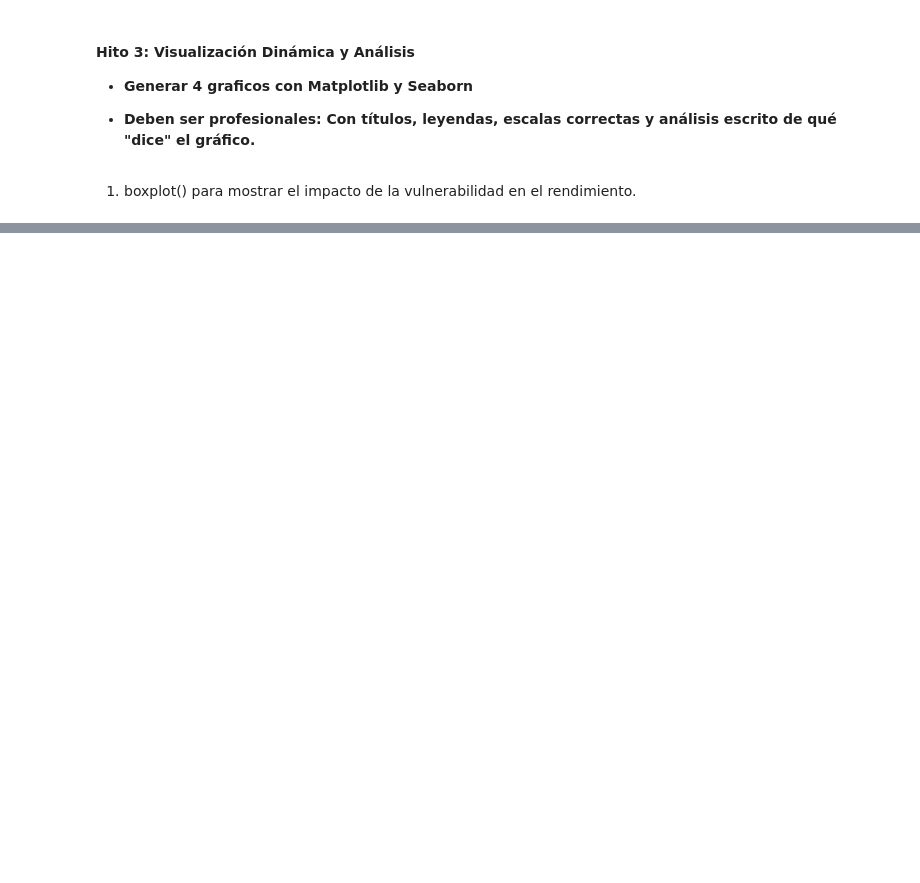
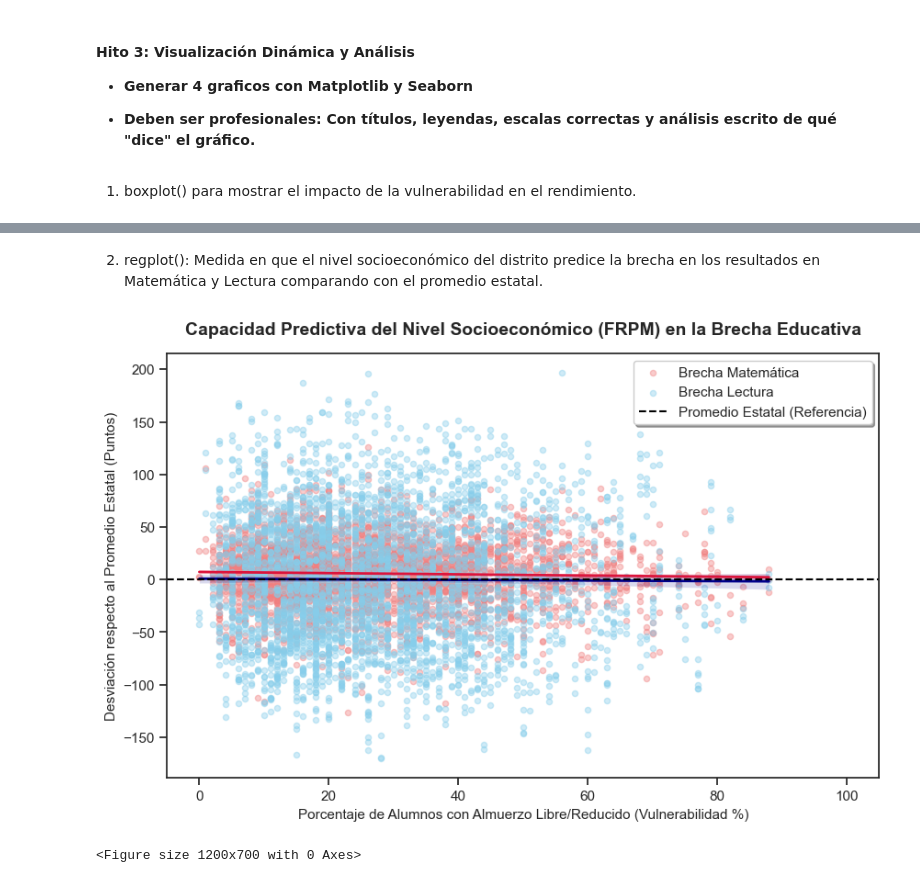
Before and after one commit to lucaGomezB/TPI-Analisis_de_Datos, a Jupyter notebook: TPI_Luca_Gomez_COM1.ipynb, the cells around one changed output, grey strips where cells are left out. Saved outputs shown, nothing was run; the diff lists cells and outputs as text; code cells hidden in the pictures; blank space fills up the shorter version.

```diff
--- a/TPI_Luca_Gomez_COM1.ipynb
+++ b/TPI_Luca_Gomez_COM1.ipynb
@@ -368,0 +484,62 @@ El coeficiente de correlación de Pearson mide la fuerza y dirección de la rela
+# %% [markdown]
+2. regplot(): Medida en que el nivel socioeconómico del distrito predice la brecha en los resultados en Matemática y Lectura comparando con el promedio estatal.
+# %%
+# Filtrado para trabajar únicamente con registros a nivel de Escuela ('S')
+df_escuelas = df_master[df_master['rtype'] == 'S'].copy()
+
+#Creación de Figura y Ejees.
+fig, ax1 = plt.subplots(figsize=(10, 6))
+
+# Crear la brecha restando los promedios
+df_escuelas['Brecha_Matematica'] = df_escuelas['AvgScrMath'] - df_escuelas['AvgScrRead']
+
+if df_escuelas['porcentaje_eligibilidad_comidas_gratuitas'].max() <= 1.0: # Verificación del formato de la columna FRPM
+    df_escuelas['porcentaje_eligibilidad_comidas_gratuitas'] = df_escuelas['porcentaje_eligibilidad_comidas_gratuitas'] * 100
+
+
+# Graficación la Brecha de Matemática (Puntos + Línea de tendencia)
+sns.regplot(
+    data=df_escuelas,
+    x='porcentaje_eligibilidad_comidas_gratuitas',
+    y='Brecha_Matematica',
+    scatter_kws={'alpha': 0.4, 's': 20},  # Transparencia y tamaño de los puntos
+    line_kws={'color': 'crimson', 'linewidth': 2},
+    label='Brecha Matemática',
+    color='lightcoral'
+)
+
+df_escuelas['Brecha_Lectura'] = df_escuelas['AvgScrRead'] - df_escuelas['AvgScrRead'].mean()
+
+# Graficación de la Brecha de Lectura (Puntos + Línea de tendencia)
+sns.regplot(
+    data=df_escuelas,
+    x='porcentaje_eligibilidad_comidas_gratuitas',
+    y='Brecha_Lectura',
+    scatter_kws={'alpha': 0.4, 's': 20},
+    line_kws={'color': 'darkblue', 'linewidth': 2},
+    label='Brecha Lectura',
+    color='skyblue'
+)
+
+# Dibujo del "Cerrojo" del promedio estatal (Línea horizontal en Y = 0)
+plt.axhline(0, color='black', linestyle='--', linewidth=1.5, label='Promedio Estatal (Referencia)')
+
+# Personalización y etiquetas profesionales
+plt.title('Capacidad Predictiva del Nivel Socioeconómico (FRPM) en la Brecha Educativa', fontsize=14, pad=15, fontweight='bold')
+plt.xlabel('Porcentaje de Alumnos con Almuerzo Libre/Reducido (Vulnerabilidad %)', fontsize=11)
+plt.ylabel('Desviación respecto al Promedio Estatal (Puntos)', fontsize=11)
+
+# Ajustae de los límites de los ejes para que quede limpio
+plt.xlim(-5, 105)
+plt.legend(loc='upper right', frameon=True, shadow=True)
+
+# Configuración del entorno estético del gráfico
+plt.figure(figsize=(12, 7))
+sns.set_theme(style="whitegrid")
+
+# Mostrado del gráfico en pantalla
+plt.tight_layout()
+plt.show()
+# %% [output]
+[figure, added]
+<Figure size 1200x700 with 0 Axes>
```
Also changed, not shown: parts of 15 cells of this notebook, 3 other files.
